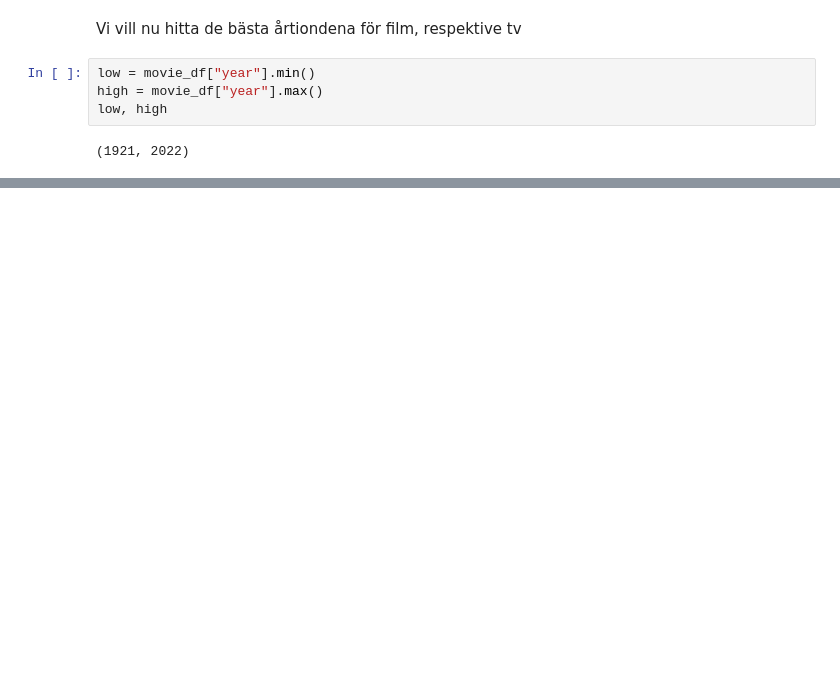
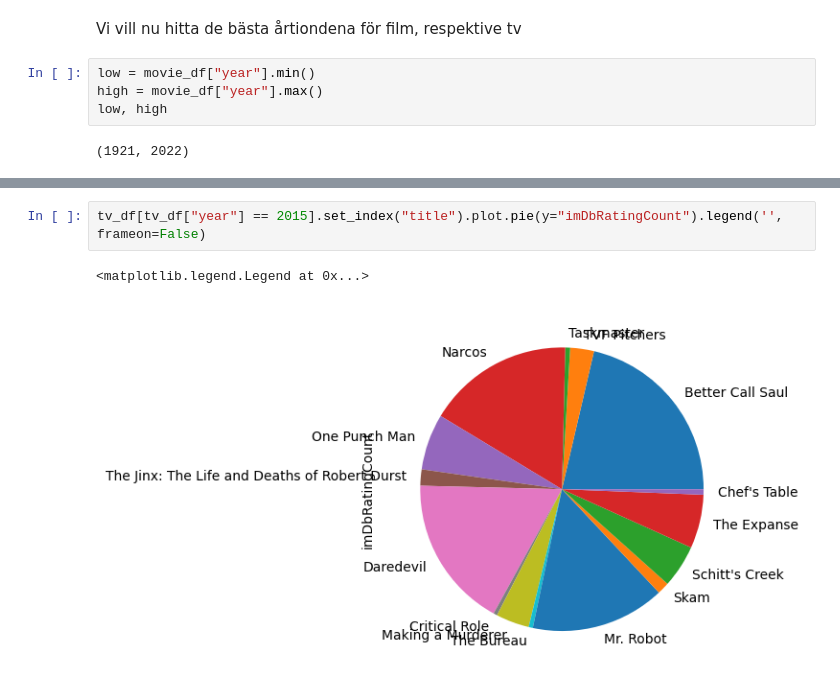
Before and after one commit to a-appelblom/DS_22_resources, a Jupyter notebook: lessons/lesson14GBG/movies.ipynb, the cells around one changed output, grey strips where cells are left out. Drawn from its saved outputs; the diff is of its cells as text; blank space fills up the shorter version.

```diff
--- a/lessons/lesson14GBG/movies.ipynb
+++ b/lessons/lesson14GBG/movies.ipynb
@@ -114,0 +236,5 @@ start, end
+# %%
+tv_df[tv_df["year"] == 2015].set_index("title").plot.pie(y="imDbRatingCount").legend('', frameon=False)
+# %% [output]
+<matplotlib.legend.Legend at 0x...>
+[figure, added]
```
Also changed, not shown: parts of 12 cells of this notebook.
